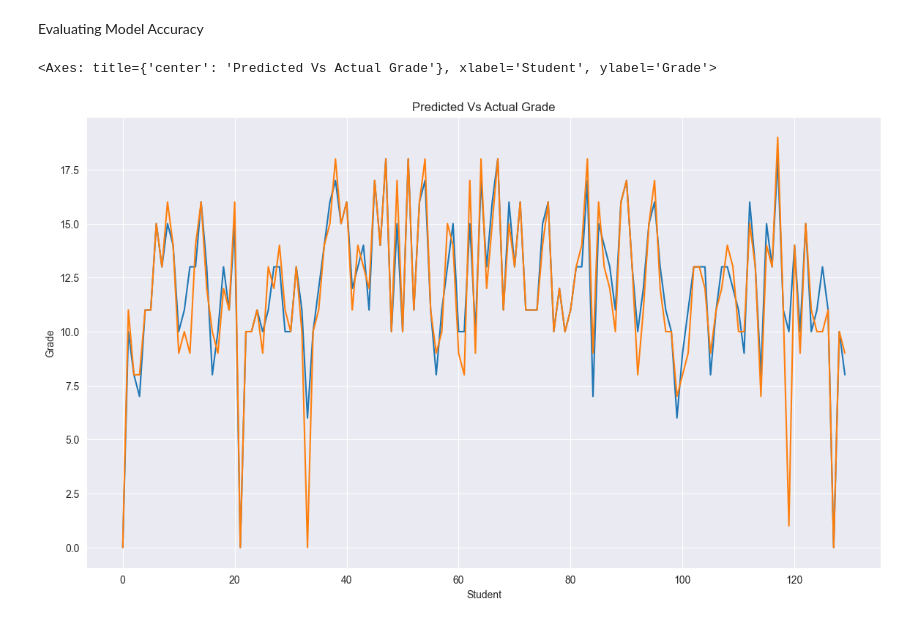
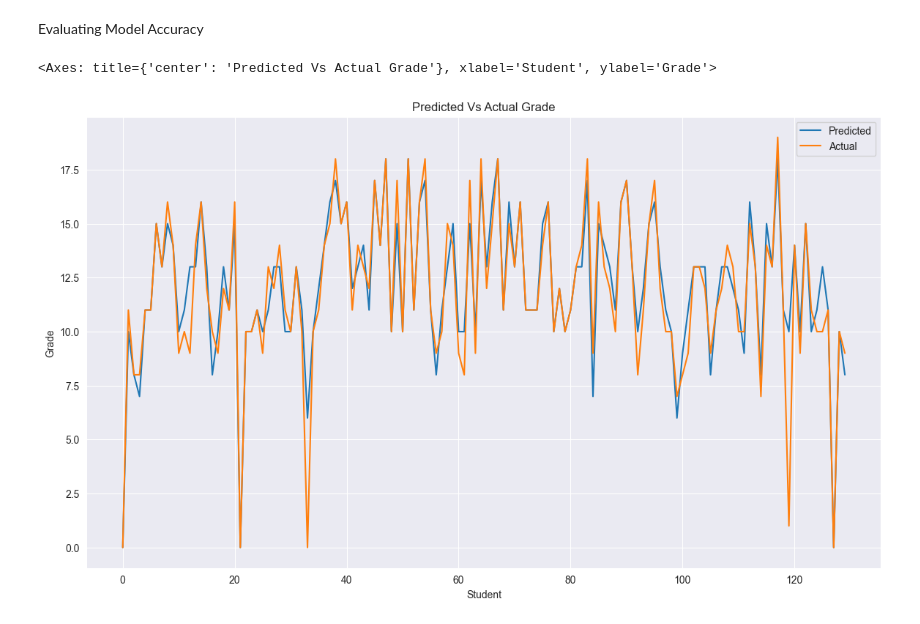
Before and after one commit to Ethan07914/StreamlitStudentDataPlatform, a Jupyter notebook: main.ipynb, the cells around one changed output. Drawn from its saved outputs; the diff is of its cells as text; code cells hidden in the pictures.

```diff
--- a/main.ipynb
+++ b/main.ipynb
@@ -187,23 +186,23 @@ Evaluating Model Accuracy
 # %%
 ExcludeCols = GetLowestCorrelationFields(0.25) #Excluding cols with an absolute correlation less than 0.25
 train_x, test_x, train_y, test_y = SplitData(TransformedData, ExcludeCols)
 GradePredictor = RandomForestRegressor(n_estimators=10, random_state=1) #Using what I found to be the most accurate model parameters
 GradePredictor.fit(train_x, train_y)
 GradePredictions = GradePredictor.predict(test_x)
 RoundedPreds = [] #Empty list ot store the predictions rounded to 0 decimal places as a student cannot achieve a fraction of a grade
 for i in GradePredictions:
     RoundedPreds.append(round(i, 0).item()) #Selects only the value rather than the data type as predictions are given as a numpy array which means it also states the values are of type int64 which is info I don't need
 
 ActualGrades = list(test_y)
 
 ActualVsPredictedDict = {'Student': [n for n in range(len(ActualGrades))], 'Predicted':RoundedPreds, 'Actual':ActualGrades} #list operation iterates through integers up to the length of the list and add them to a list
 ActualVsPredictedDF = pd.DataFrame(ActualVsPredictedDict)
 
 plt.figure(figsize = (14,8))
 plt.ylabel('Grade')
 plt.title('Predicted Vs Actual Grade')
-sns.lineplot(ActualVsPredictedDF, x='Student', y='Predicted')
-sns.lineplot(ActualVsPredictedDF, x='Student', y='Actual')
+sns.lineplot(ActualVsPredictedDF, x='Student', y='Predicted', label='Predicted')
+sns.lineplot(ActualVsPredictedDF, x='Student', y='Actual', label='Actual')
 # %% [output]
 <Axes: title={'center': 'Predicted Vs Actual Grade'}, xlabel='Student', ylabel='Grade'>
-[figure, old version]
+[figure, new version]
```
Also changed, not shown: parts of 1 cell of this notebook, 10 other files.
